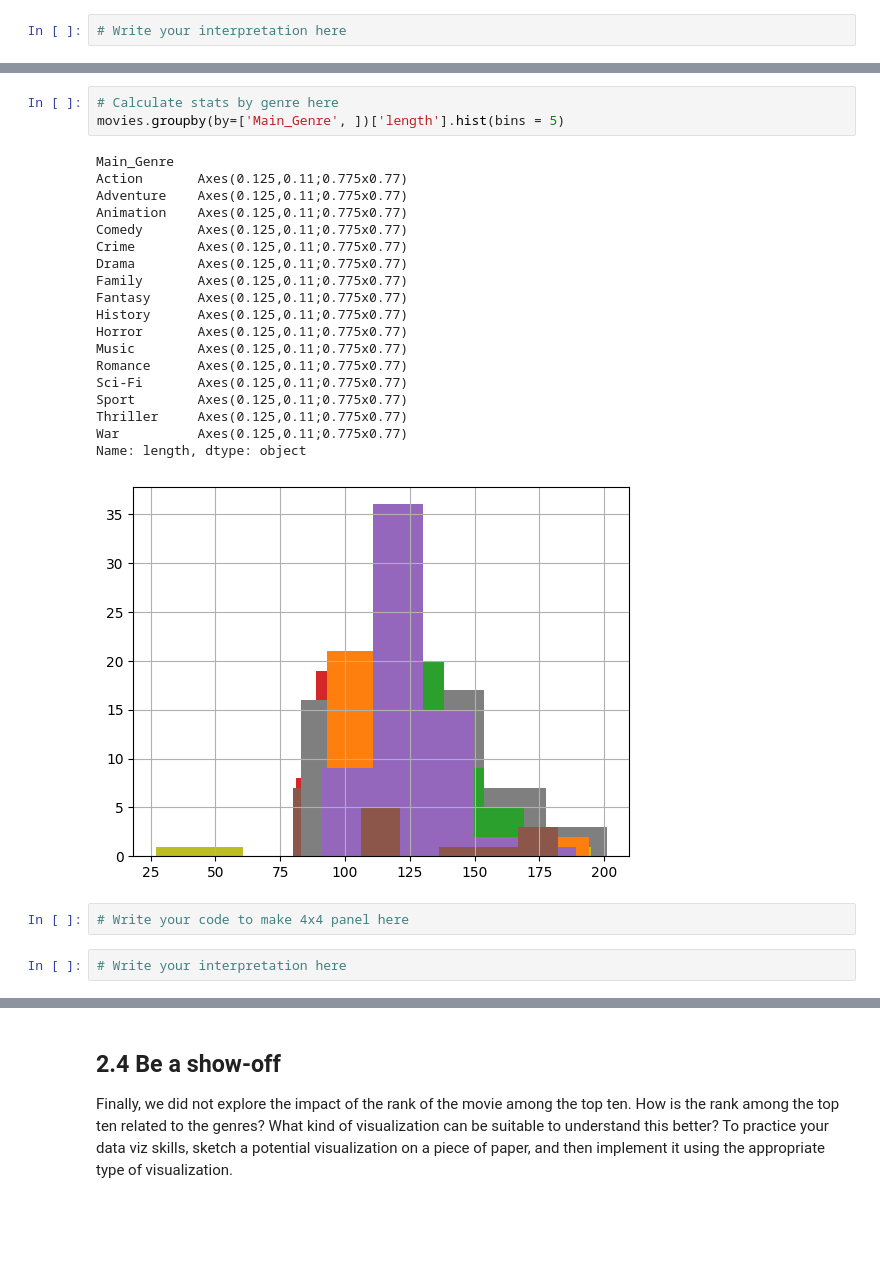
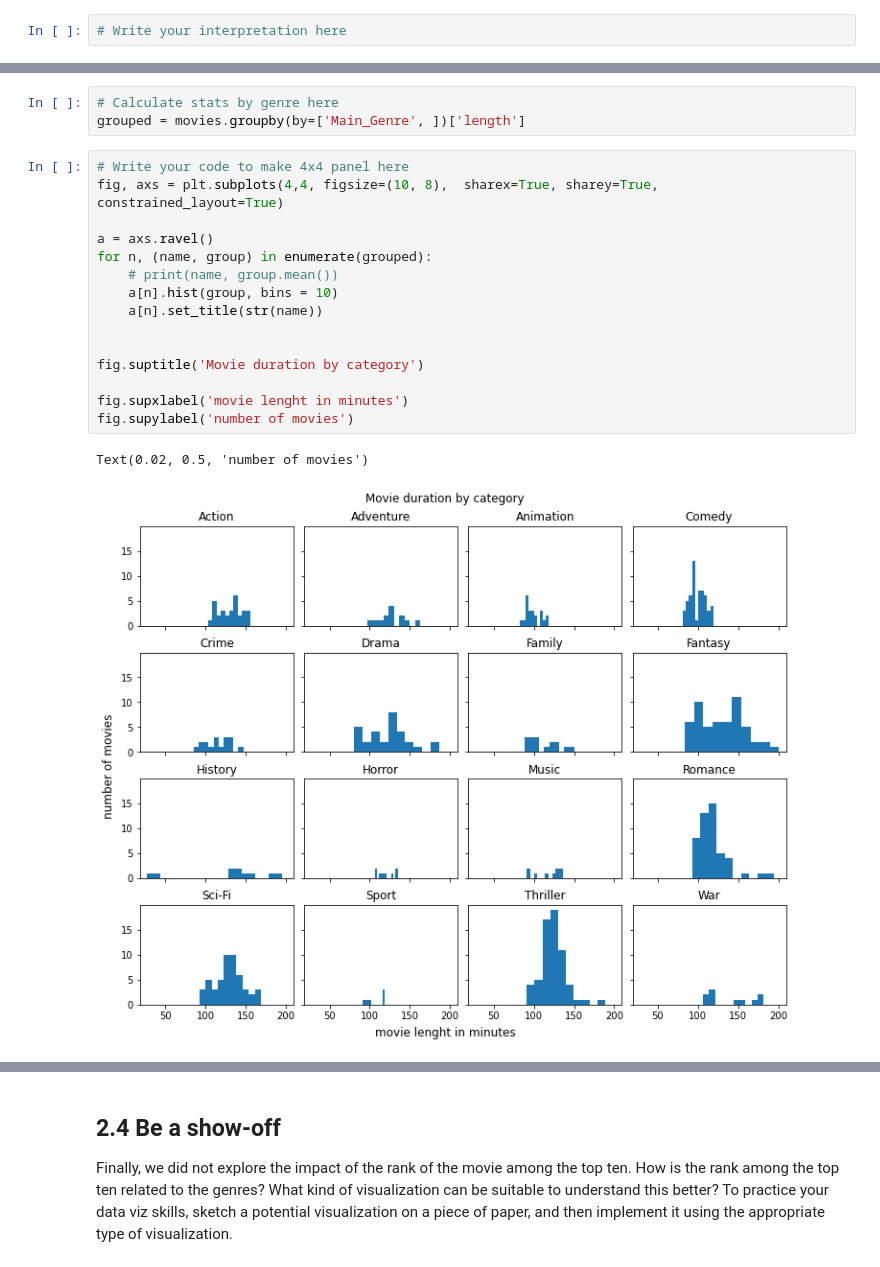
Before and after one commit to stefanoviel/2023, a Jupyter notebook: Exercises/02 - Data viz and data from the web/Becoming a DataVizard exercise.ipynb, the cells around one changed output, grey strips where cells are left out. Cells and saved outputs as stored; diff of their text form; blank space fills up the shorter version.

```diff
--- a/Exercises/02 - Data viz and data from the web/Becoming a DataVizard exercise.ipynb
+++ b/Exercises/02 - Data viz and data from the web/Becoming a DataVizard exercise.ipynb
@@ -240,27 +221,21 @@ movies
 # %%
 # Calculate stats by genre here
-movies.groupby(by=['Main_Genre', ])['length'].hist(bins = 5)
+grouped = movies.groupby(by=['Main_Genre', ])['length']
-# %% [output]
-Main_Genre
-Action       Axes(0.125,0.11;0.775x0.77)
-Adventure    Axes(0.125,0.11;0.775x0.77)
-Animation    Axes(0.125,0.11;0.775x0.77)
-Comedy       Axes(0.125,0.11;0.775x0.77)
-Crime        Axes(0.125,0.11;0.775x0.77)
-Drama        Axes(0.125,0.11;0.775x0.77)
-Family       Axes(0.125,0.11;0.775x0.77)
-Fantasy      Axes(0.125,0.11;0.775x0.77)
-History      Axes(0.125,0.11;0.775x0.77)
-Horror       Axes(0.125,0.11;0.775x0.77)
-Music        Axes(0.125,0.11;0.775x0.77)
-Romance      Axes(0.125,0.11;0.775x0.77)
-Sci-Fi       Axes(0.125,0.11;0.775x0.77)
-Sport        Axes(0.125,0.11;0.775x0.77)
-Thriller     Axes(0.125,0.11;0.775x0.77)
-War          Axes(0.125,0.11;0.775x0.77)
-Name: length, dtype: object
-[figure, removed]
-# %%
-# Write your code to make 4x4 panel here
-# %%
-# Write your interpretation here
+# %%
+# Write your code to make 4x4 panel here
+fig, axs = plt.subplots(4,4, figsize=(10, 8),  sharex=True, sharey=True, constrained_layout=True)
+
+a = axs.ravel()
+for n, (name, group) in enumerate(grouped):
+    # print(name, group.mean())
+    a[n].hist(group, bins = 10)
+    a[n].set_title(str(name))
+
+
+fig.suptitle('Movie duration by category')
+
+fig.supxlabel('movie lenght in minutes')
+fig.supylabel('number of movies')
+# %% [output]
+Text(0.02, 0.5, 'number of movies')
+[figure, added]
```
Also changed, not shown: parts of 28 cells of this notebook, 1 other file.
